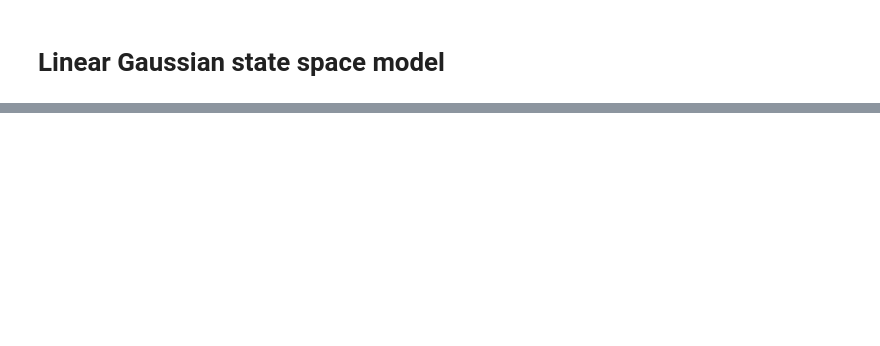
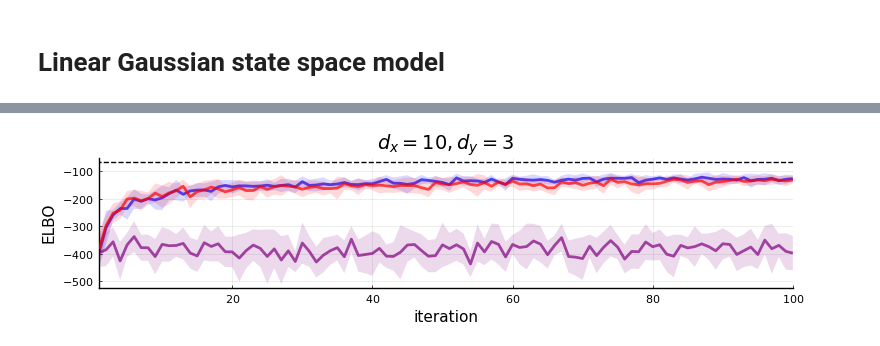
Before and after one commit to chiukenny/STAT520B-finalproject, a Jupyter notebook: code/project_code.ipynb, the cells around one changed output, grey strips where cells are left out. Drawn from its saved outputs; the diff is of its cells as text; code cells hidden in the pictures; blank space fills up the shorter version.

```diff
--- a/code/project_code.ipynb
+++ b/code/project_code.ipynb
@@ -570,7 +690,7 @@ end
 
 function LGSS_init_prop_params(T, dimX, scale)
     return [(scale*randn(dimX), # Bias
-            1 .+ scale*randn(dimX), # Linear times A/μ0
+            0.5 .+ scale*randn(dimX), # Linear times A/μ0
             scale*randn(dimX)) # Log-var
             for t in 1:T]
 end
@@ -645,4 +765,25 @@ function LGSS_unflatten_params(flat_params, T, dimX)
              flat_params[(1+dimX+k*(i-1)):(2*dimX+k*(i-1))],
              flat_params[(1+2*dimX+k*(i-1)):(k+k*(i-1))]) for i in 1:T]
 end
+
+
+
+function LGSS_obj(flat_λ, model_params, y, smc; method=VSMC, τ=0.05, verbose=false)
+    # method: one of "vsmc", "gs-vsmc", "igr-vsmc"
+    λ = unflatten_f(flat_λ)
+    return vsmc_lower_bound(λ, model_params,y,smc,method=method,τ=τ,verbose=verbose)
+end
+
+function ∇LGSS_obj(flat_λ, model_params, y, smc; method=VSMC, τ=0.05)
+    # method: one of "vsmc", "unbiased-vsmc", "gs-vsmc", "igr-vsmc"
+    if method == uVSMC
+        ∇flat_λ = ∇vsmc_lower_bound(flat_λ,model_params,y,smc,unflatten_f=unflatten_f)
+    elseif method == IGR_VSMC
+        ∇flat_λ = ForwardDiff.gradient(flat_λ->LGSS_obj(flat_λ,model_params,y,smc,method=method,τ=τ),flat_λ)
+    else
+        grad_f = grad(LGSS_obj)
+        ∇flat_λ = grad_f(flat_λ,model_params,y,smc,method=method,τ=τ)
+    end
+    return ∇flat_λ
+end
 # %% [output]
@@ -703,0 +832,23 @@ Final VSMC bound: -220.10311953609315
+# %%
+iters = 100
+runs = 10
+
+#λs_vsmc, objs_vsmc = gradient_descent(SLGSS_obj_vsmc, ∇SLGSS_obj_vsmc, [λ], iters=iters)
+#λs_uvsmc, objs_uvsmc = gradient_descent(SLGSS_obj_uvsmc, ∇SLGSS_obj_uvsmc, [λ], iters=iters)
+#λs_gs, objs_gs = gradient_descent(SLGSS_obj_gs, ∇SLGSS_obj_gs, [λ], iters=iters)
+#λs_igr, objs_igr = gradient_descent(SLGSS_obj_igr, ∇SLGSS_obj_igr, [λ], iters=iters)
+
+obj_mean_vsmc, obj_var_vsmc = plot_gd_helper(LGSS_obj_vsmc, ∇LGSS_obj_vsmc, flat_params, iters, runs)
+obj_mean_uvsmc, obj_var_uvsmc = plot_gd_helper(LGSS_obj_uvsmc, ∇LGSS_obj_uvsmc, flat_params, iters, runs, step="adam")
+obj_mean_gs, obj_var_gs = plot_gd_helper(LGSS_obj_gs, ∇LGSS_obj_gs, flat_params, iters, runs)
+
+pelbo3 = plot(1:iters, obj_mean_vsmc, ribbon=sqrt.(obj_var_vsmc),
+    xlab="iteration", ylab="ELBO", title=L"d_x=10,d_y=3", xlim=(1,iters), legend=nothing,
+    linecolor=VSMC_col, fillcolor=VSMC_col, linewidth=2, fillalpha=0.15, lineopacity=0.7)
+plot!(1:iters, obj_mean_uvsmc, ribbon=sqrt.(obj_var_uvsmc),
+    linecolor=uVSMC_col, fillcolor=uVSMC_col, linewidth=2, fillalpha=0.15, lineopacity=0.7)
+plot!(1:iters, obj_mean_gs, ribbon=sqrt.(obj_var_gs),
+    linecolor=GS_VSMC_col, fillcolor=GS_VSMC_col, linewidth=2, fillalpha=0.15, lineopacity=0.7)
+hline!([log_marginal], linecolor=:black, linestyle=:dash, label=nothing)
+# %% [output]
+[figure, added]
```
Also changed, not shown: parts of 26 cells of this notebook, 5 other files.
